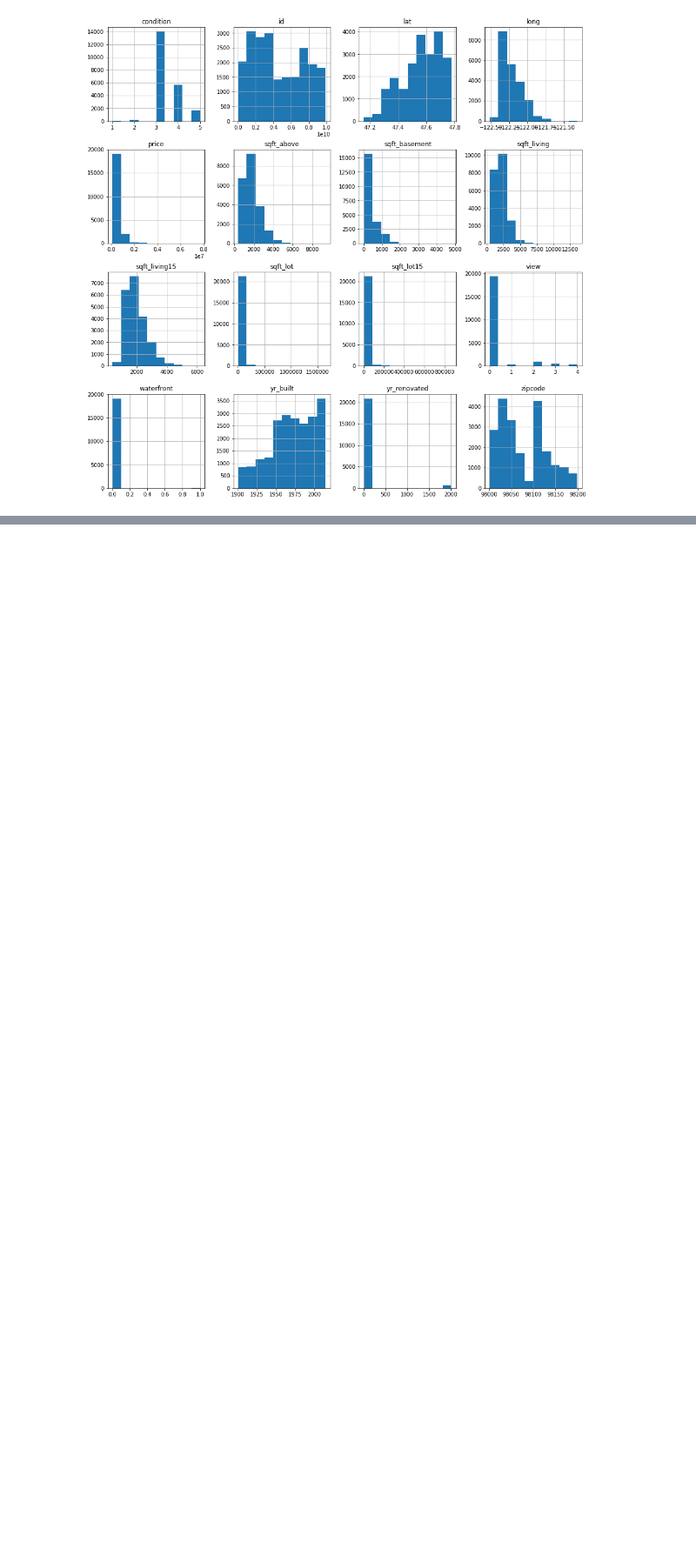
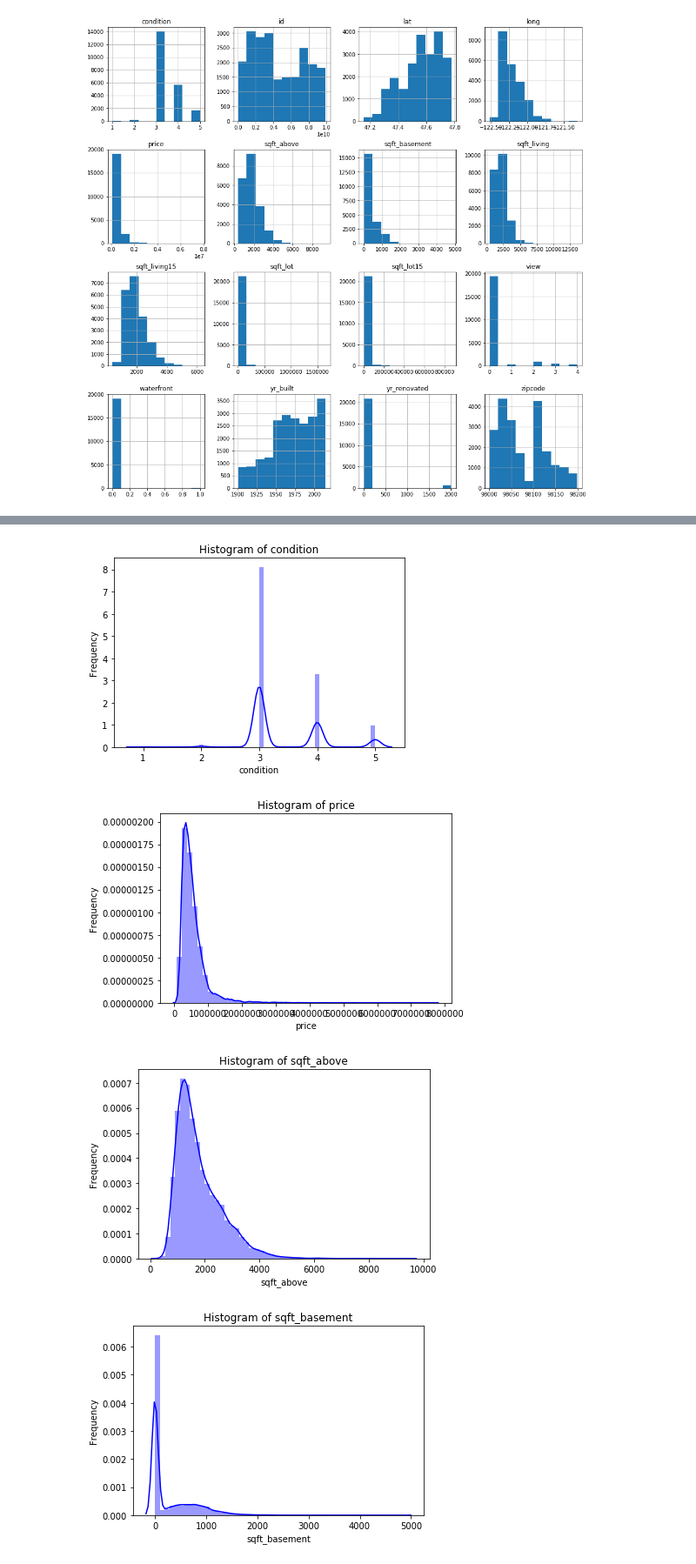
Before and after one commit to whitcrrd/dsc-1-final-project-online-ds-ft-021119, a Jupyter notebook: student.ipynb, the cells around one changed output, grey strips where cells are left out. Shown at 87% size. Saved outputs shown, nothing was run; the diff lists cells and outputs as text; code cells hidden in the pictures; blank space fills up the shorter version.

```diff
--- a/student.ipynb
+++ b/student.ipynb
@@ -449,3 +449,7 @@ array([[<matplotlib.axes._subplots.AxesSubplot object at 0x...>,
         <matplotlib.axes._subplots.AxesSubplot object at 0x...>]],
       dtype=object)
 [figure]
+# %%
+df_basic = data_features.drop(['view', 'waterfront', 'yr_built', 'zipcode', 'lat', 'long'], axis=1)
+# %%
+df_basic = df_basic.drop(['yr_renovated'], axis=1)
@@ -451,0 +481,13 @@ array([[<matplotlib.axes._subplots.AxesSubplot object at 0x...>,
+# %%
+columns = ['condition', 'price', 'sqft_above', 'sqft_basement', 'sqft_living', 'sqft_living15', 'sqft_lot', 'sqft_lot15']
+for i, col in enumerate(columns):
+    plt.figure(i)
+    sns.distplot(df_basic[col], hist=True, kde=True, color='blue')
+    plt.title('Histogram of ' + col)
+    plt.xlabel(col)
+    plt.ylabel('Frequency')
+# %% [output]
+[figure, added]
+[figure, added]
+[figure, added]
+[figure, added]
```
Also changed, not shown: parts of 9 cells of this notebook, 1 other file.
